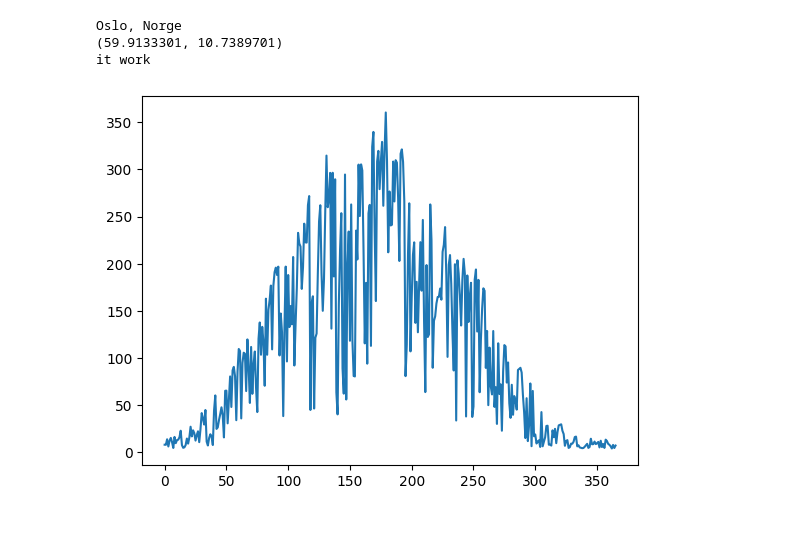
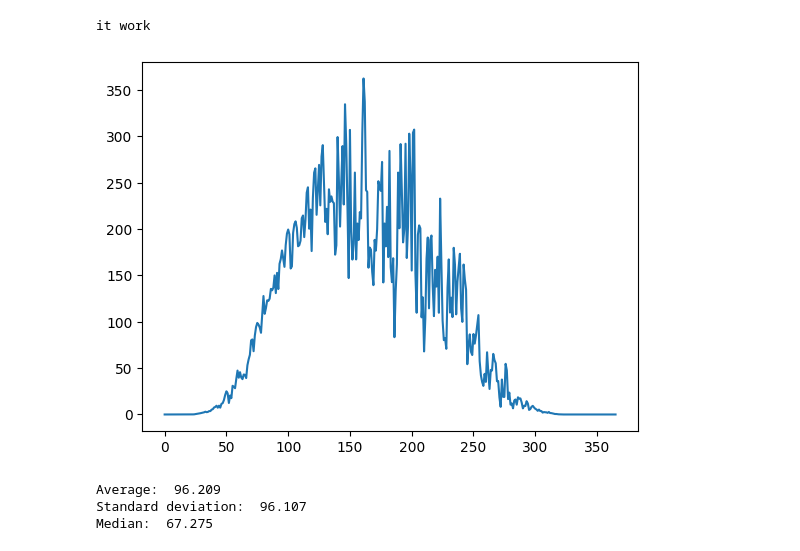
Before and after one commit to AbelSnabel/TDT4114_del_1_miljoanalyse, a Jupyter notebook: oppgave.ipynb, the cells around one changed output. Cells and saved outputs as stored; diff of their text form; code cells hidden in the pictures.

```diff
--- a/oppgave.ipynb
+++ b/oppgave.ipynb
@@ -5,39 +5,56 @@ import numpy as np
 import pandas as pd
 
 from geopy.geocoders import Nominatim
 
-geolocator = Nominatim(user_agent="miljøanalyse_abel")
 
-location = geolocator.geocode(input("location: "))
-print(location.address)
-print((location.latitude, location.longitude))
+
+
 
 starttid = "20050101" #YYYYMMDD
 sluttid = "20060101" #YYYYMMDD
 type = "daily"
-lon_min, lon_max = location.longitude - 1.01, location.longitude + 1.01
-lat_min, lat_max = location.latitude - 1.01, location.latitude + 1.01
+lon_min, lon_max = 60, 64
+lat_min, lat_max = 70,74
 
 url = f"https://power.larc.nasa.gov/api/temporal/{type}/regional?parameters=ALLSKY_SFC_SW_DWN&community=SB&longitude-min={lon_min}&longitude-max={lon_max}&latitude-min={lat_min}&latitude-max={lat_max}&start={starttid}&end={sluttid}&format=JSON"
 
 response = requests.get(url)
 if response.status_code == 422:
     print("it kill itself")
     exit("rip")
 elif response.status_code == 200:
     print("it work")
 elif response.status_code == 429:
     print("stop spam pls")
     exit("rip")
 
 data = response.json()["features"][0]["properties"]["parameter"]["ALLSKY_SFC_SW_DWN"]
 
 plt.plot(range(0,len(data.values())),data.values())
 plt.show()
 
 df = pd.DataFrame(list(data.values()),list(data.keys()))
 # %% [output]
-Oslo, Norge
-(59.9133301, 10.7389701)
 it work
-[figure, old version]
+[figure, new version]
+# %%
+import numpy as np
+
+data = df[0]
+
+def average(data):
+    return np.mean(data)
+
+def std_dev(data):
+    return np.std(data)
+
+def median(data):
+    return np.median(data)
+
+print("Average: ", round(average(data), 3))
+print("Standard deviation: ", round(std_dev(data), 3))
+print("Median: ", round(median(data), 3))
+# %% [output]
+Average:  96.209
+Standard deviation:  96.107
+Median:  67.275
```
